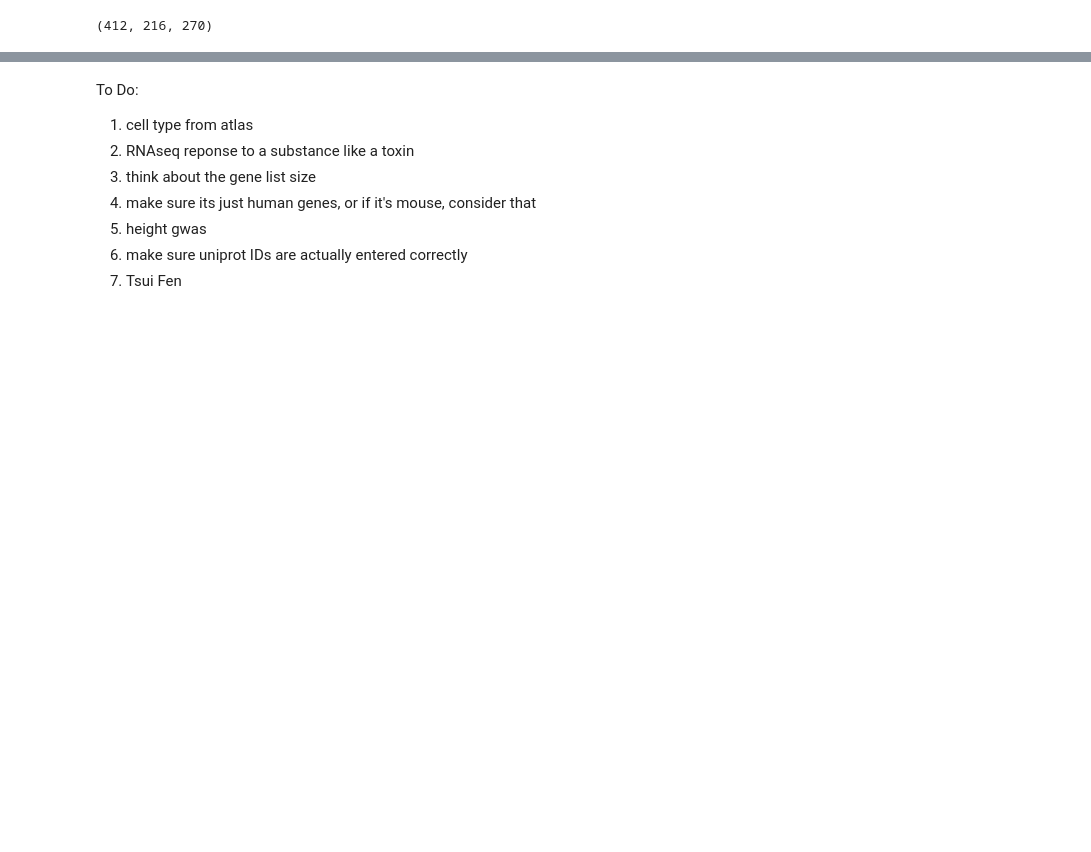
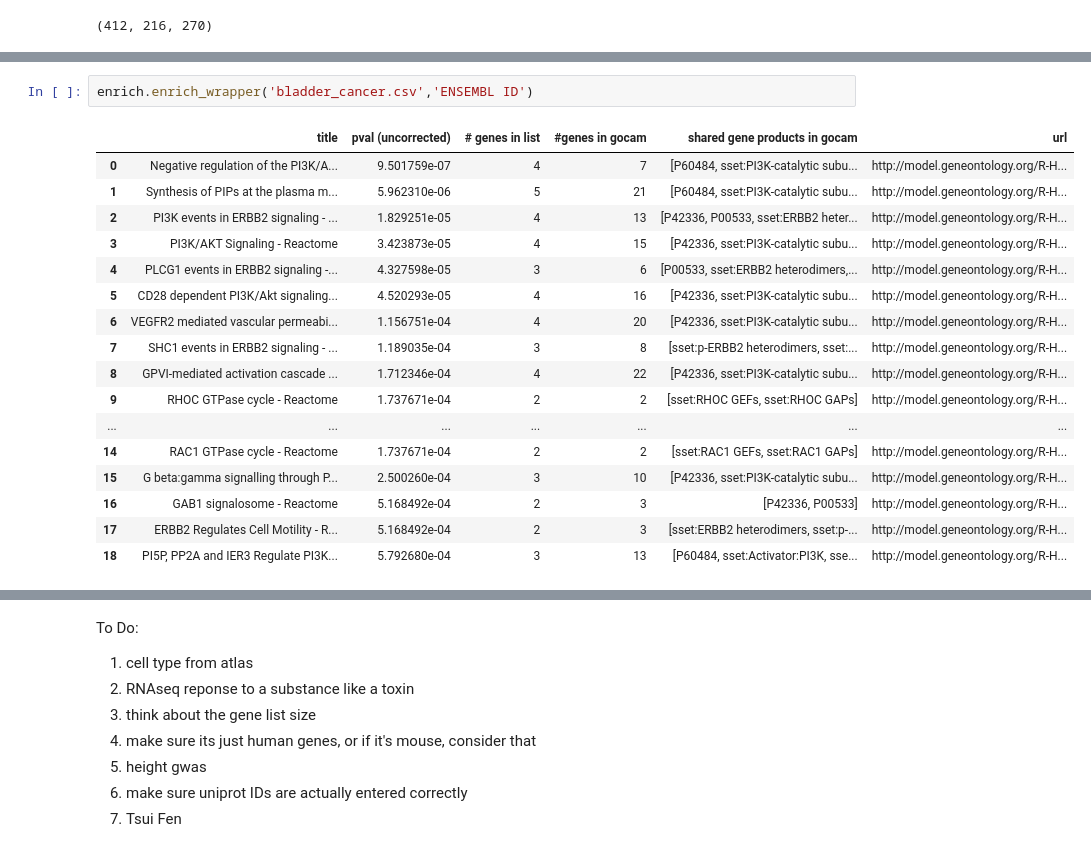
Before and after one commit to nmarkari/gocam_enrichment, a Jupyter notebook: Dev/Enrich-mouse.ipynb, the cells around one changed output, grey strips where cells are left out. Drawn from its saved outputs; the diff is of its cells as text; blank space fills up the shorter version.

```diff
--- a/Dev/Enrich-mouse.ipynb
+++ b/Dev/Enrich-mouse.ipynb
@@ -110 +79,21 @@ df_display#[df_display.title.apply(lambda x: 'Reactome' not in x)]
+# %%
+enrich.enrich_wrapper('bladder_cancer.csv','ENSEMBL ID')
+# %% [output]
+|  | title | pval (uncorrected) | # genes in list | #genes in gocam | shared gene products in gocam | url |
+| 0 | Negative regulation of the PI3K/A... | 9.501759e-07 | 4 | 7 | [P60484, sset:PI3K-catalytic subu... | http://model.geneontology.org/R-H... |
+| 1 | Synthesis of PIPs at the plasma m... | 5.962310e-06 | 5 | 21 | [P60484, sset:PI3K-catalytic subu... | http://model.geneontology.org/R-H... |
+| 2 | PI3K events in ERBB2 signaling - ... | 1.829251e-05 | 4 | 13 | [P42336, P00533, sset:ERBB2 heter... | http://model.geneontology.org/R-H... |
+| 3 | PI3K/AKT Signaling - Reactome | 3.423873e-05 | 4 | 15 | [P42336, sset:PI3K-catalytic subu... | http://model.geneontology.org/R-H... |
+| 4 | PLCG1 events in ERBB2 signaling -... | 4.327598e-05 | 3 | 6 | [P00533, sset:ERBB2 heterodimers,... | http://model.geneontology.org/R-H... |
+| 5 | CD28 dependent PI3K/Akt signaling... | 4.520293e-05 | 4 | 16 | [P42336, sset:PI3K-catalytic subu... | http://model.geneontology.org/R-H... |
+| 6 | VEGFR2 mediated vascular permeabi... | 1.156751e-04 | 4 | 20 | [P42336, sset:PI3K-catalytic subu... | http://model.geneontology.org/R-H... |
+| 7 | SHC1 events in ERBB2 signaling - ... | 1.189035e-04 | 3 | 8 | [sset:p-ERBB2 heterodimers, sset:... | http://model.geneontology.org/R-H... |
+| 8 | GPVI-mediated activation cascade ... | 1.712346e-04 | 4 | 22 | [P42336, sset:PI3K-catalytic subu... | http://model.geneontology.org/R-H... |
+| 9 | RHOC GTPase cycle - Reactome | 1.737671e-04 | 2 | 2 | [sset:RHOC GEFs, sset:RHOC GAPs] | http://model.geneontology.org/R-H... |
+| ... | ... | ... | ... | ... | ... | ... |
+| 14 | RAC1 GTPase cycle - Reactome | 1.737671e-04 | 2 | 2 | [sset:RAC1 GEFs, sset:RAC1 GAPs] | http://model.geneontology.org/R-H... |
+| 15 | G beta:gamma signalling through P... | 2.500260e-04 | 3 | 10 | [P42336, sset:PI3K-catalytic subu... | http://model.geneontology.org/R-H... |
+| 16 | GAB1 signalosome - Reactome | 5.168492e-04 | 2 | 3 | [P42336, P00533] | http://model.geneontology.org/R-H... |
+| 17 | ERBB2 Regulates Cell Motility - R... | 5.168492e-04 | 2 | 3 | [sset:ERBB2 heterodimers, sset:p-... | http://model.geneontology.org/R-H... |
+| 18 | PI5P, PP2A and IER3 Regulate PI3K... | 5.792680e-04 | 3 | 13 | [P60484, sset:Activator:PI3K, sse... | http://model.geneontology.org/R-H... |
 # %%
```
Also changed, not shown: parts of 25 cells of this notebook, 3 other files.
